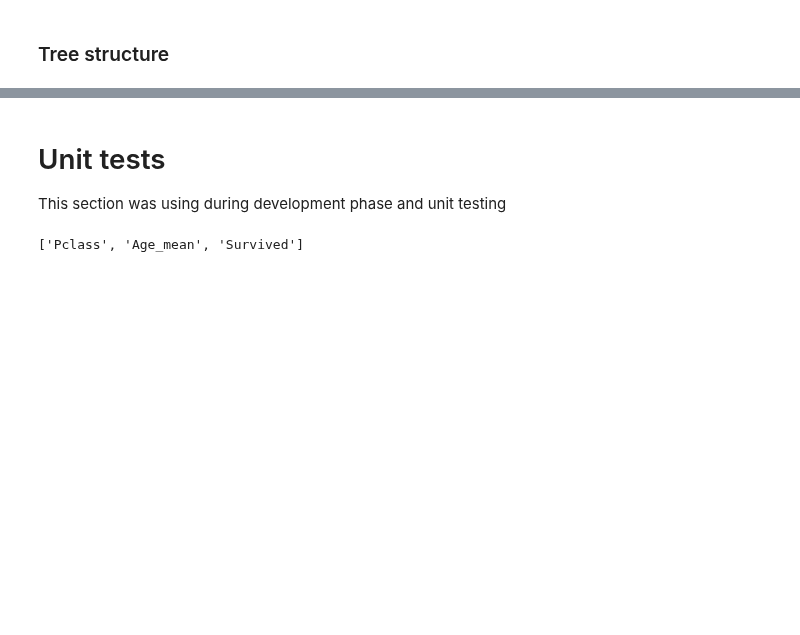
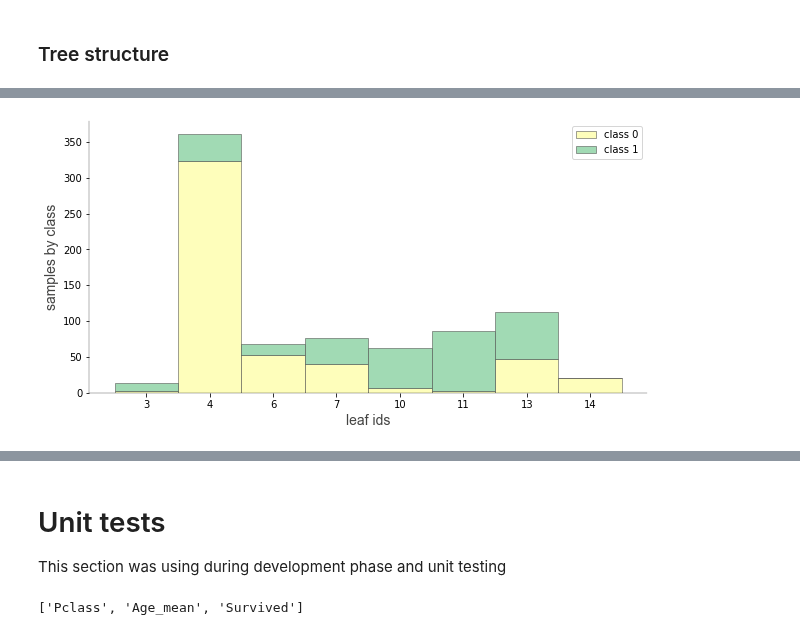
Before and after one commit to parrt/dtreeviz, a Jupyter notebook: notebooks/dtreeviz_tensorflow_df_visualisations.ipynb, the cells around one changed output, grey strips where cells are left out. Drawn from its saved outputs; the diff is of its cells as text; code cells hidden in the pictures; blank space fills up the shorter version.

```diff
--- a/notebooks/dtreeviz_tensorflow_df_visualisations.ipynb
+++ b/notebooks/dtreeviz_tensorflow_df_visualisations.ipynb
@@ -223,0 +168,4 @@ train[train.Cabin_label < 9.5].shape
+# %%
+ctreeviz_leaf_samples(tfdf_shadow)
+# %% [output]
+[figure, added]
```
Also changed, not shown: parts of 41 cells of this notebook, 1 other file.
